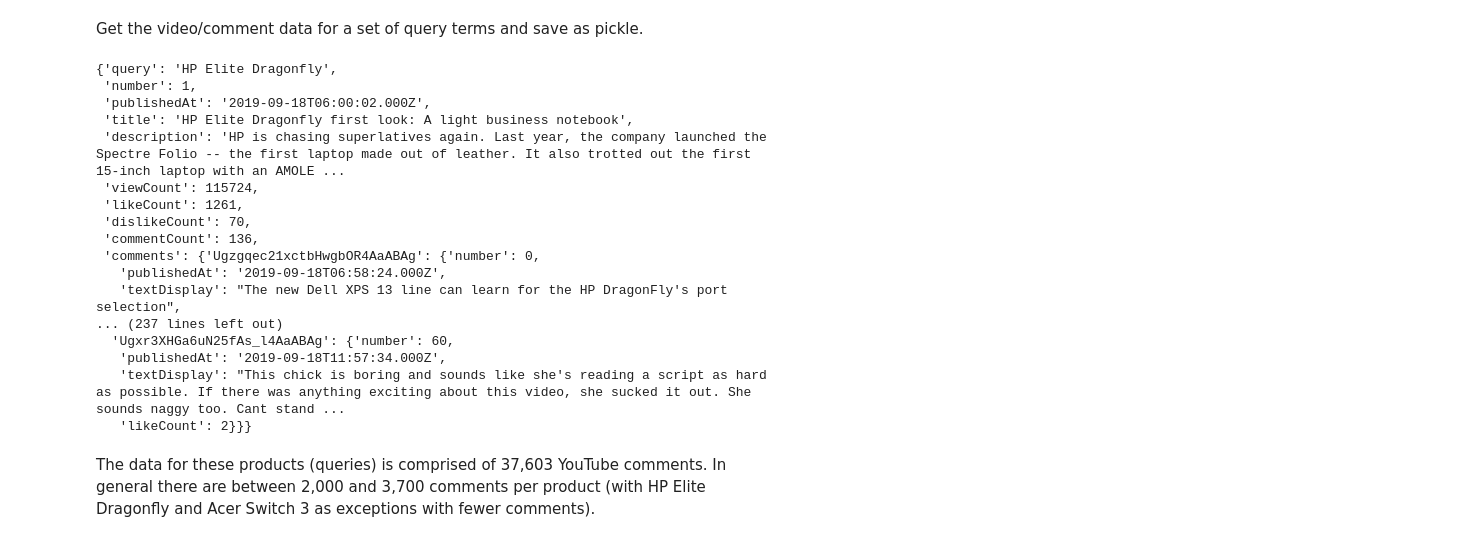
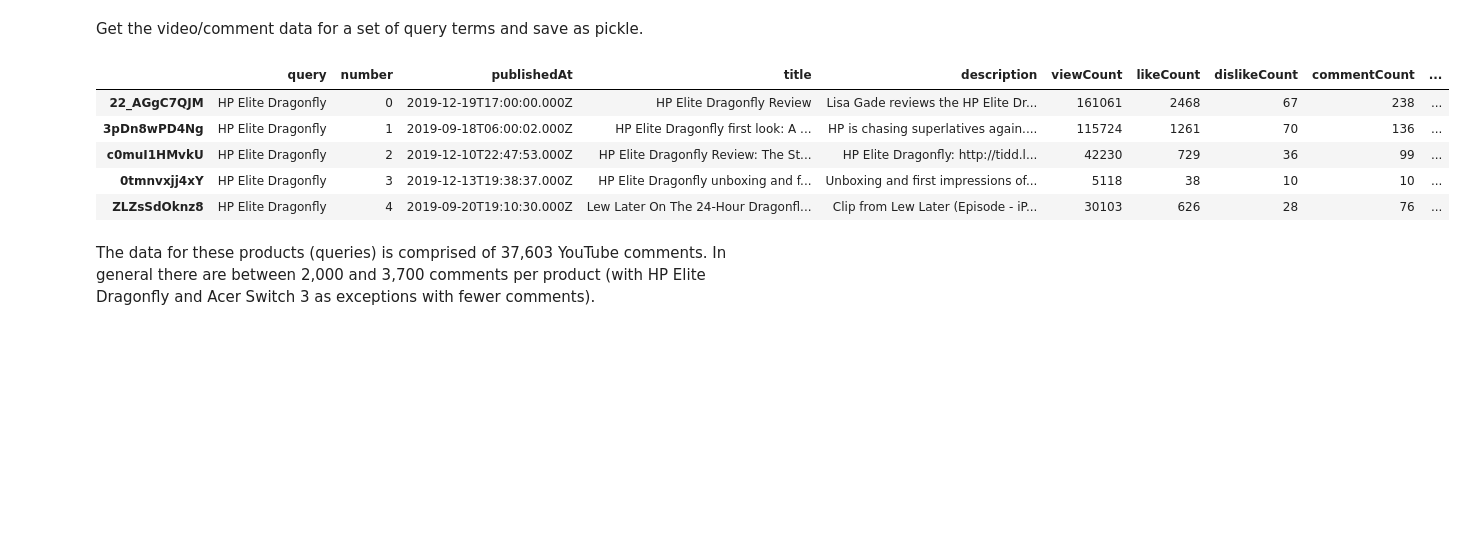
Before and after one commit to johnk1282/youtube_product_reviews, a Jupyter notebook: youtube_product_reviews.ipynb, the cells around one changed output. Drawn from its saved outputs; the diff is of its cells as text; code cells hidden in the pictures; blank space fills up the shorter version.

```diff
--- a/youtube_product_reviews.ipynb
+++ b/youtube_product_reviews.ipynb
@@ -431,26 +431,15 @@ else:
     with open('youtube_data.p','wb') as f:
         pickle.dump(youtube_data,f)
 # %%
-#example of the structure of the data for a particular video
-youtube_data['3pDn8wPD4Ng']
+#example of the structure of the video data
+pd.DataFrame(youtube_data).T.head()
 # %% [output]
-{'query': 'HP Elite Dragonfly',
- 'number': 1,
- 'publishedAt': '2019-09-18T06:00:02.000Z',
- 'title': 'HP Elite Dragonfly first look: A light business notebook',
- 'description': 'HP is chasing superlatives again. Last year, the company launched the Spectre Folio -- the first laptop made out of leather. It also trotted out the first 15-inch laptop with an AMOLE ...
- 'viewCount': 115724,
- 'likeCount': 1261,
- 'dislikeCount': 70,
- 'commentCount': 136,
- 'comments': {'Ugzgqec21xctbHwgbOR4AaABAg': {'number': 0,
-   'publishedAt': '2019-09-18T06:58:24.000Z',
-   'textDisplay': "The new Dell XPS 13 line can learn for the HP DragonFly's port selection",
-... (237 lines left out)
-  'Ugxr3XHGa6uN25fAs_l4AaABAg': {'number': 60,
-   'publishedAt': '2019-09-18T11:57:34.000Z',
-   'textDisplay': "This chick is boring and sounds like she's reading a script as hard as possible. If there was anything exciting about this video, she sucked it out. She sounds naggy too. Cant stand ...
-   'likeCount': 2}}}
+|  | query | number | publishedAt | title | description | viewCount | likeCount | dislikeCount | commentCount | ... |
+| 22_AGgC7QJM | HP Elite Dragonfly | 0 | 2019-12-19T17:00:00.000Z | HP Elite Dragonfly Review | Lisa Gade reviews the HP Elite Dr... | 161061 | 2468 | 67 | 238 | ... |
+| 3pDn8wPD4Ng | HP Elite Dragonfly | 1 | 2019-09-18T06:00:02.000Z | HP Elite Dragonfly first look: A ... | HP is chasing superlatives again.... | 115724 | 1261 | 70 | 136 | ... |
+| c0muI1HMvkU | HP Elite Dragonfly | 2 | 2019-12-10T22:47:53.000Z | HP Elite Dragonfly Review: The St... | HP Elite Dragonfly: http://tidd.l... | 42230 | 729 | 36 | 99 | ... |
+| 0tmnvxjj4xY | HP Elite Dragonfly | 3 | 2019-12-13T19:38:37.000Z | HP Elite Dragonfly unboxing and f... | Unboxing and first impressions of... | 5118 | 38 | 10 | 10 | ... |
+| ZLZsSdOknz8 | HP Elite Dragonfly | 4 | 2019-09-20T19:10:30.000Z | Lew Later On The 24-Hour Dragonfl... | Clip from Lew Later (Episode - iP... | 30103 | 626 | 28 | 76 | ... |
 # %% [markdown]
 The data for these products (queries) is comprised of 37,603 YouTube comments. In general there are between 2,000 and 3,700 comments per product (with HP Elite Dragonfly and Acer Switch 3 as exceptions with fewer comments).
 # %%
```
Also changed, not shown: parts of 2 cells of this notebook.
